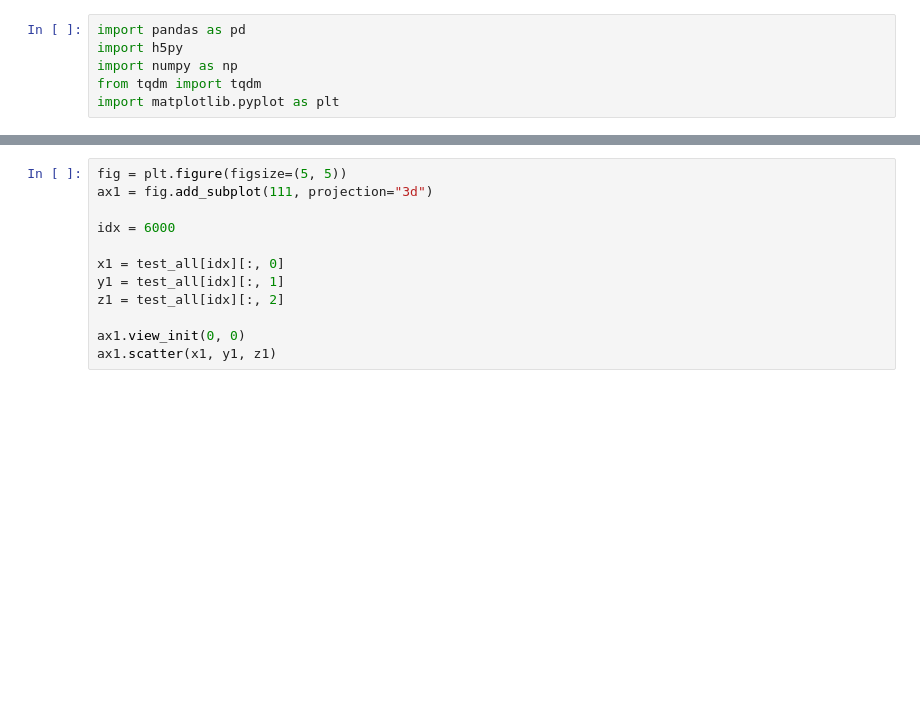
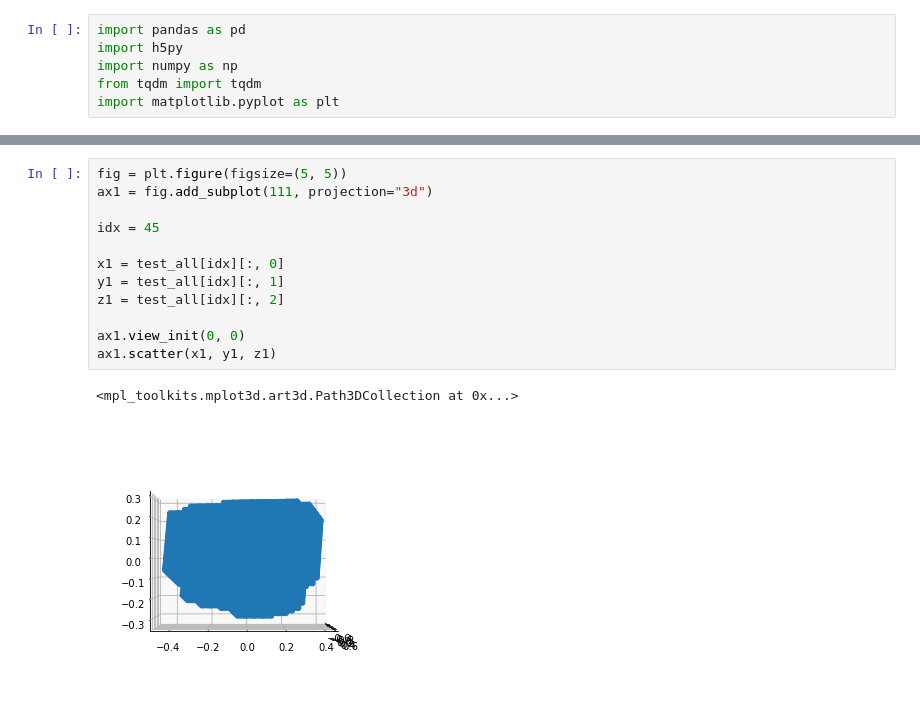
Before and after one commit to deep-dive-in-python/main, a Jupyter notebook: week05-2/KS_visualization.ipynb, the cells around one changed output, grey strips where cells are left out. Drawn from its saved outputs; the diff is of its cells as text; blank space fills up the shorter version.

```diff
--- a/week05-2/KS_visualization.ipynb
+++ b/week05-2/KS_visualization.ipynb
@@ -49,13 +60,16 @@ ax0.scatter(x0, y0, z0)
 # %%
 fig = plt.figure(figsize=(5, 5))
 ax1 = fig.add_subplot(111, projection="3d")
 
-idx = 6000
+idx = 45
 
 x1 = test_all[idx][:, 0]
 y1 = test_all[idx][:, 1]
 z1 = test_all[idx][:, 2]
 
 ax1.view_init(0, 0)
 ax1.scatter(x1, y1, z1)
+# %% [output]
+<mpl_toolkits.mplot3d.art3d.Path3DCollection at 0x...>
+[figure, added]
 # %%
```
Also changed, not shown: parts of 7 cells of this notebook.
